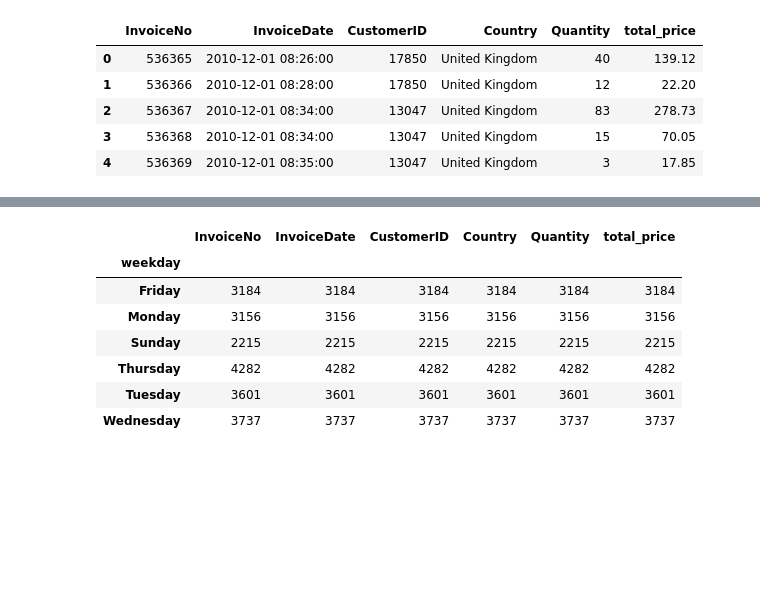
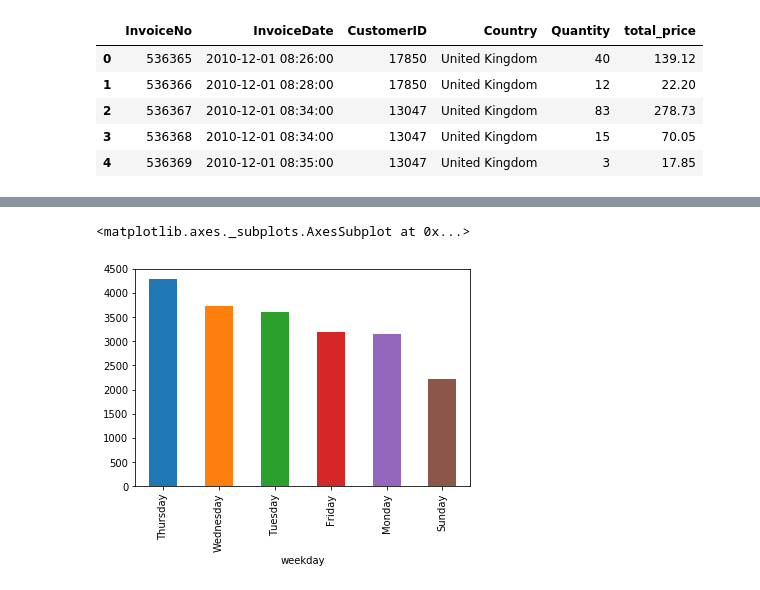
Before and after one commit to JimenaBaripatti/e-commerce_data, a Jupyter notebook: e-commerce_data/notebooks/02-JB-Data_Exploration.ipynb, the cells around one changed output, grey strips where cells are left out. Drawn from its saved outputs; the diff is of its cells as text; code cells hidden in the pictures; blank space fills up the shorter version.

```diff
--- a/e-commerce_data/notebooks/02-JB-Data_Exploration.ipynb
+++ b/e-commerce_data/notebooks/02-JB-Data_Exploration.ipynb
@@ -54,13 +61,7 @@ There are more sales near to the holiday season and the sales are not constant t
 # %%
 invoices['weekday'] = invoices['InvoiceDate'].dt.day_name()
 # %%
-invoices.groupby(['weekday']).count()
+invoices.groupby('weekday')['InvoiceNo'].count().sort_values(ascending=False).plot('bar')
 # %% [output]
-|  | InvoiceNo | InvoiceDate | CustomerID | Country | Quantity | total_price |
-| weekday |  |  |  |  |  |  |
-| Friday | 3184 | 3184 | 3184 | 3184 | 3184 | 3184 |
-| Monday | 3156 | 3156 | 3156 | 3156 | 3156 | 3156 |
-| Sunday | 2215 | 2215 | 2215 | 2215 | 2215 | 2215 |
-| Thursday | 4282 | 4282 | 4282 | 4282 | 4282 | 4282 |
-| Tuesday | 3601 | 3601 | 3601 | 3601 | 3601 | 3601 |
-| Wednesday | 3737 | 3737 | 3737 | 3737 | 3737 | 3737 |
+<matplotlib.axes._subplots.AxesSubplot at 0x...>
+[figure, added]
```
Also changed, not shown: parts of 7 cells of this notebook.
